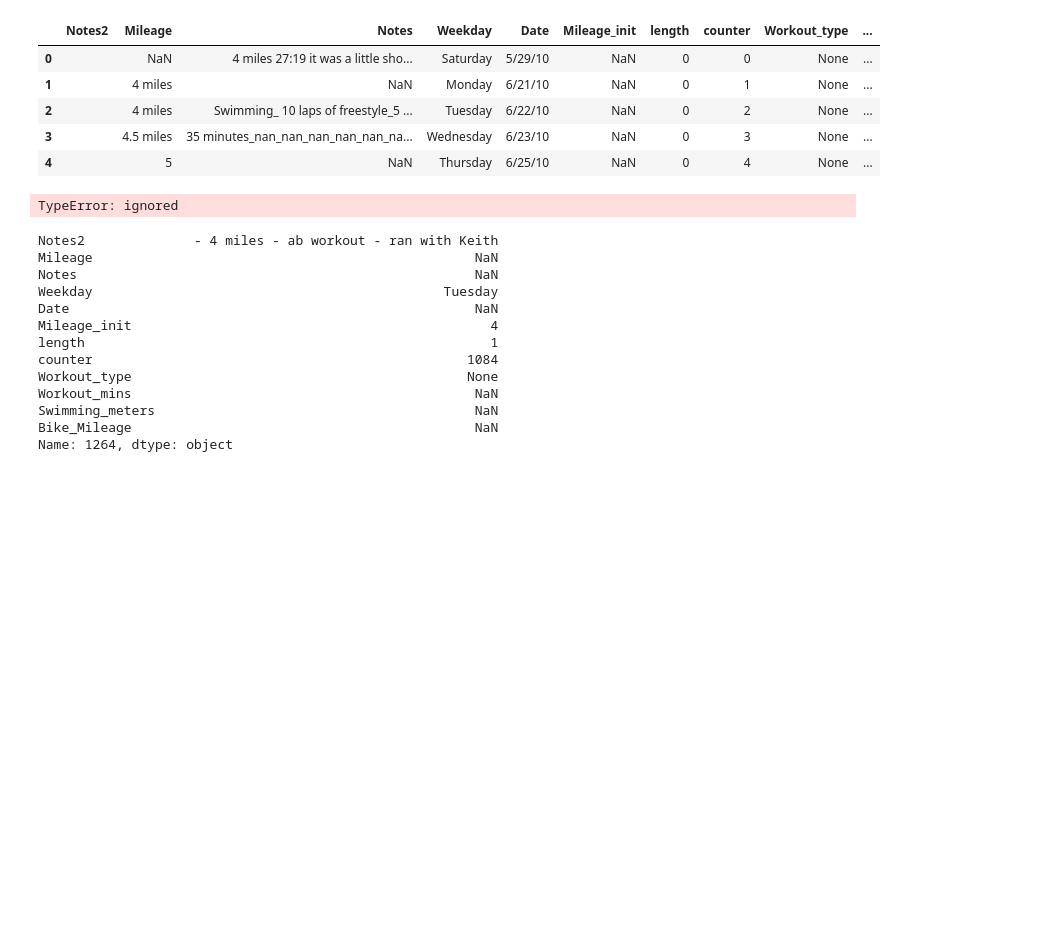
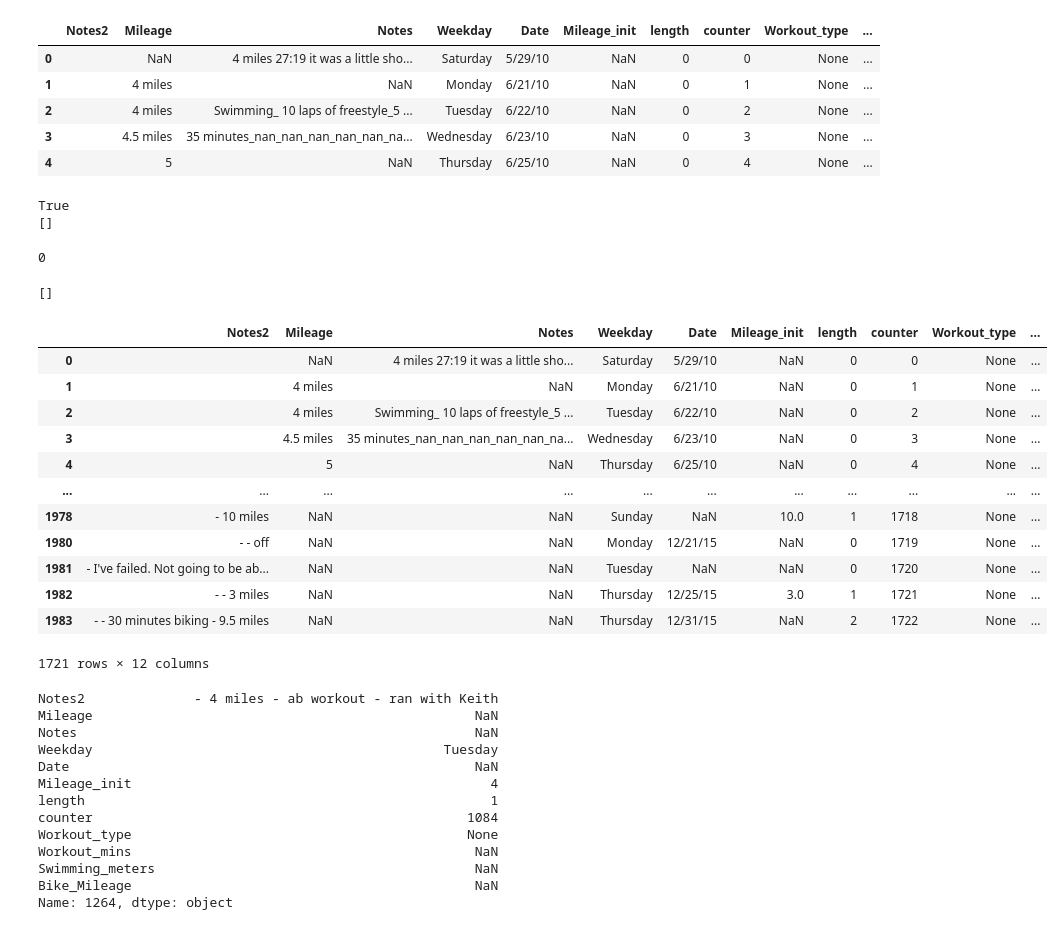
Before and after one commit to lilfetz22/Running_data, a Jupyter notebook: Running_Log.ipynb, the cells around one changed output. Drawn from its saved outputs; the diff is of its cells as text; code cells hidden in the pictures; blank space fills up the shorter version.

Commit message:
Workout function created and inputted into dataframe

```diff
--- a/Running_Log.ipynb
+++ b/Running_Log.ipynb
@@ -286,28 +286,54 @@ new_log.head()
 new_log = new_log.drop([1727,1747])
 # %%
 i = 'bbbb ii a n '
-o = re.findall('c', i)
+o = re.search('d', i)
+if not o:
+    print(True)
 p = 'n/a'
 u = 'b'
-mb_exclude = re.findall([p,u], i)
+mb_exclude = re.findall(p, i)
 print(mb_exclude)
 len(mb_exclude)
 # %% [output]
-TypeError: ignored
+True
+[]
+0
 # %%
 def workout_finder_fx(df, col, str_search, minutes, workout_type, *exclude):
-    if len(exclude) > 0:
-        for e in exclude:
-
     w_o = list(df.loc[:, col].str.contains(str_search))
     for idx, n in enumerate(w_o):
-        maybe_exclude = re.findall(exclude, n)
         if n == None:
             continue
-        elif n == True and len(maybe_exclude) < 1:
-            df.iloc[idx, 8] = workout_type
-            df.iloc[idx, 9] = minutes
+        elif n == True:
+            enough_to_exclude = 0
+            for e in exclude:
+                o2 = re.search(e, df[col].iloc[idx])
+                if o2:
+                    enough_to_exclude += 1
+            if enough_to_exclude < 1:
+                df.iloc[idx, 8] = workout_type
+                df.iloc[idx, 9] = minutes
     return df
+# %%
+re.findall('a', new_log.loc[1000, 'Notes2'])
+# %% [output]
+[]
+# %%
+workout_finder_fx(new_log, 'Notes2', '[Ww]orkout',45, 'gym', '[Ss]wim', '[Aa]b')
+# %% [output]
+|  | Notes2 | Mileage | Notes | Weekday | Date | Mileage_init | length | counter | Workout_type | ... |
+| 0 |  | NaN | 4 miles 27:19 it was a little sho... | Saturday | 5/29/10 | NaN | 0 | 0 | None | ... |
+| 1 |  | 4 miles | NaN | Monday | 6/21/10 | NaN | 0 | 1 | None | ... |
+| 2 |  | 4 miles | Swimming_ 10 laps of freestyle_5 ... | Tuesday | 6/22/10 | NaN | 0 | 2 | None | ... |
+| 3 |  | 4.5 miles | 35 minutes_nan_nan_nan_nan_nan_na... | Wednesday | 6/23/10 | NaN | 0 | 3 | None | ... |
+| 4 |  | 5 | NaN | Thursday | 6/25/10 | NaN | 0 | 4 | None | ... |
+| ... | ... | ... | ... | ... | ... | ... | ... | ... | ... | ... |
+| 1978 | - 10 miles | NaN | NaN | Sunday | NaN | 10.0 | 1 | 1718 | None | ... |
+| 1980 | - - off | NaN | NaN | Monday | 12/21/15 | NaN | 0 | 1719 | None | ... |
+| 1981 | - I've failed. Not going to be ab... | NaN | NaN | Tuesday | NaN | NaN | 0 | 1720 | None | ... |
+| 1982 | - - 3 miles | NaN | NaN | Thursday | 12/25/15 | 3.0 | 1 | 1721 | None | ... |
+| 1983 | - - 30 minutes biking - 9.5 miles | NaN | NaN | Thursday | 12/31/15 | NaN | 2 | 1722 | None | ... |
+1721 rows × 12 columns
 # %%
 new_log.iloc[1084]
 # %% [output]
```
Also changed, not shown: parts of 2 cells of this notebook.
